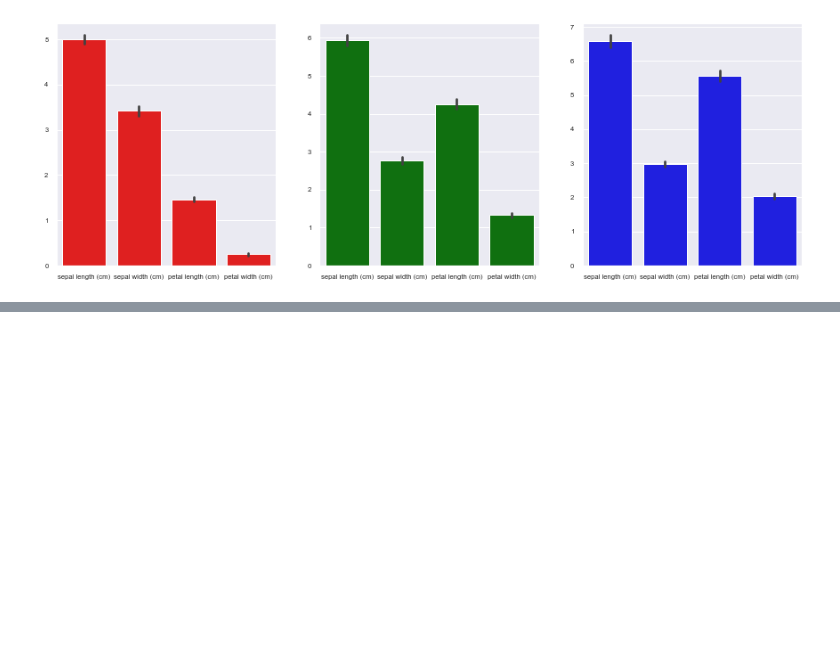
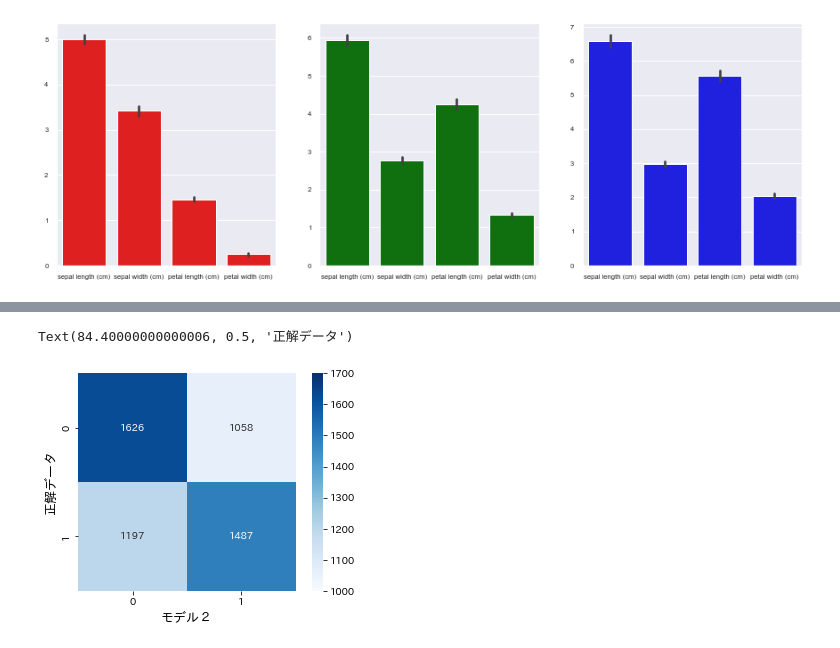
Before and after one commit to toutatsu/kaggle, a Jupyter notebook: visualize.ipynb, the cells around one changed output, grey strips where cells are left out. Saved outputs shown, nothing was run; the diff lists cells and outputs as text; code cells hidden in the pictures; blank space fills up the shorter version.

```diff
--- a/visualize.ipynb
+++ b/visualize.ipynb
@@ -86,0 +142,10 @@ sns.barplot(data=df[df['species']=='virginica'],color='blue')
+# %%
+sns.heatmap(
+    np.array([[1626,1058],[1197,1487]]),
+    square=True, annot=True,cmap='Blues',fmt='d',vmin=1000,vmax=1700,
+)
+plt.xlabel("モデル２", fontsize=13)
+plt.ylabel("正解データ", fontsize=13)
+# %% [output]
+Text(84.40000000000006, 0.5, '正解データ')
+[figure, added]
```
Also changed, not shown: parts of 5 cells of this notebook, 7 other files.
